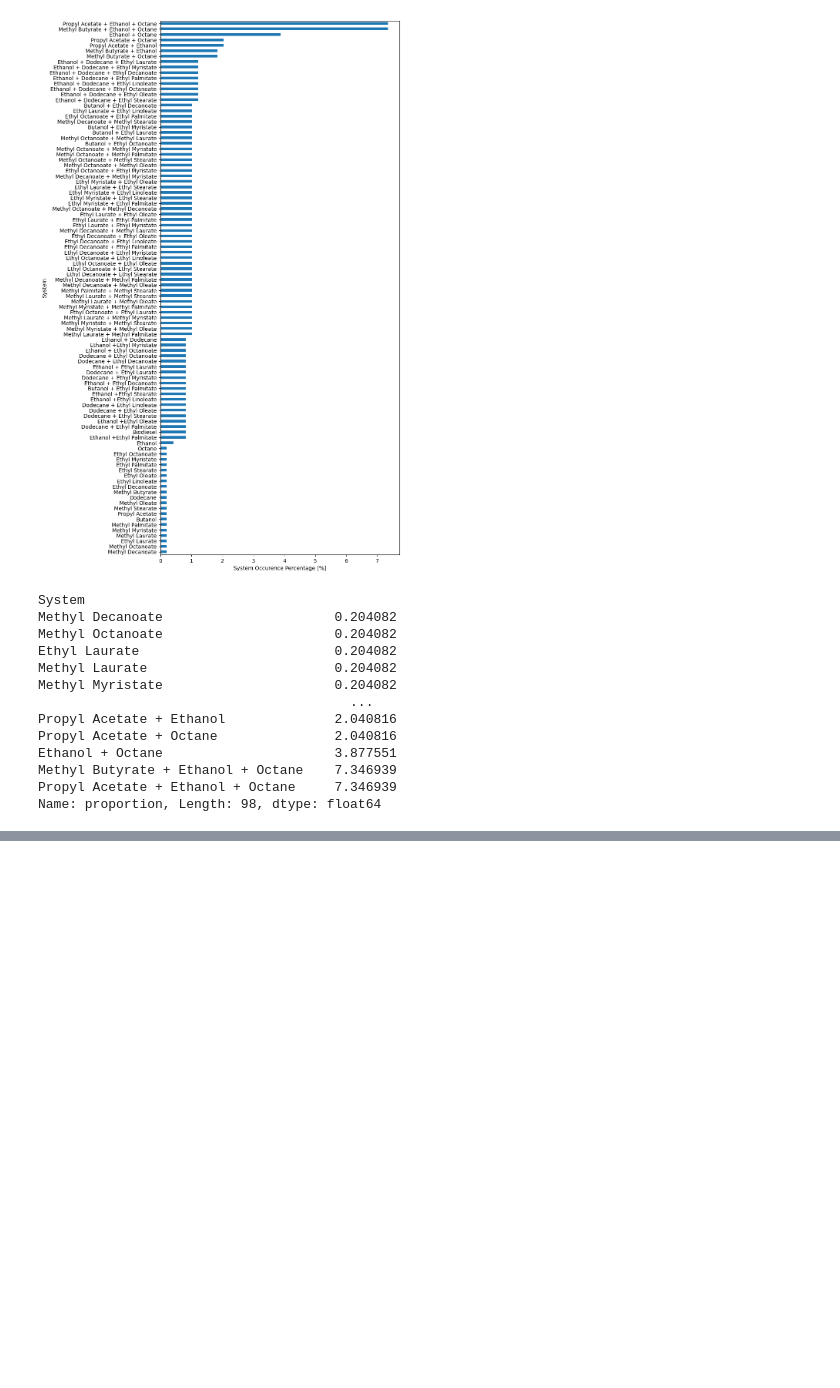
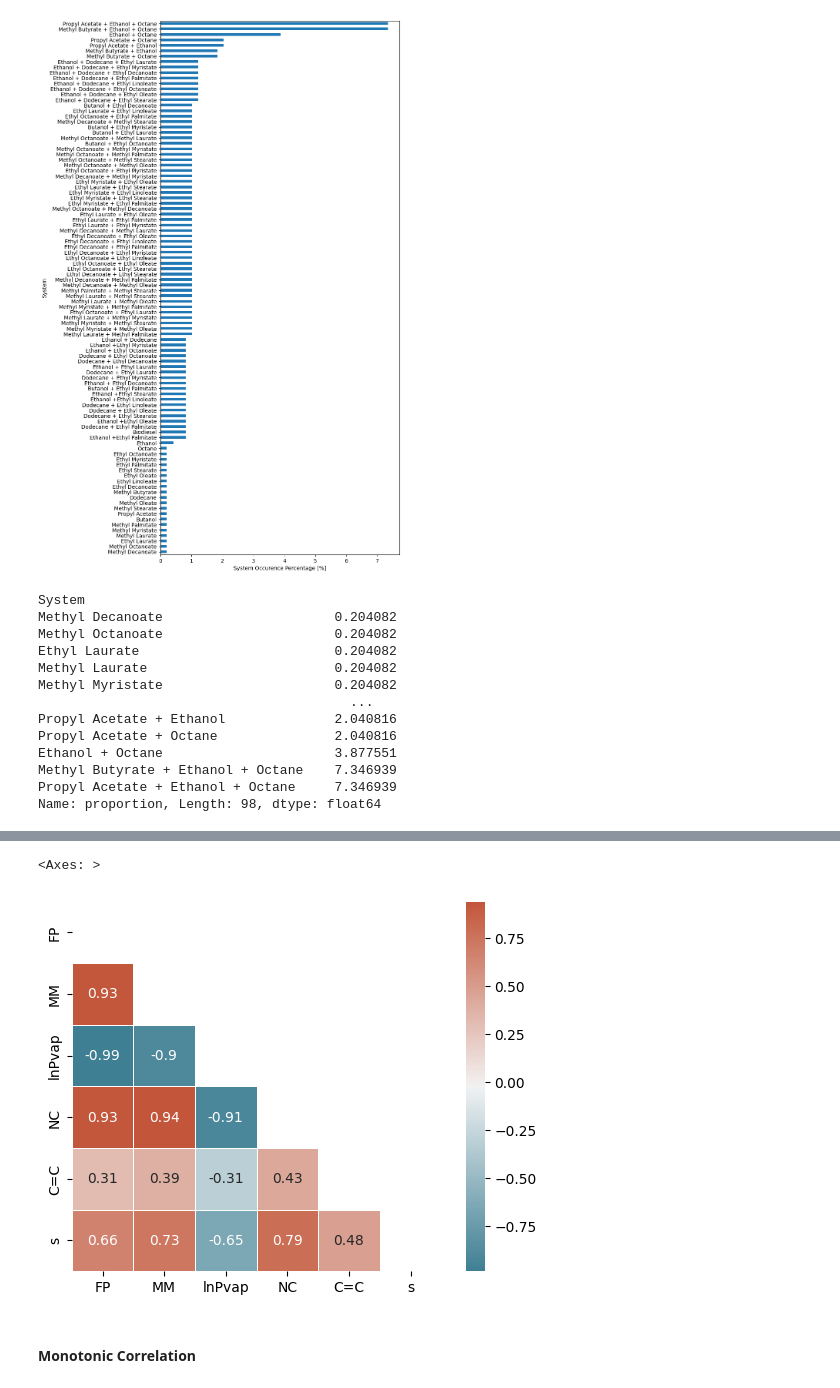
Before and after one commit to ThermoPhase-FCSRG/fp-neural-net, a Jupyter notebook: notebooks/eda_systems.ipynb, the cells around one changed output, grey strips where cells are left out. Drawn from its saved outputs; the diff is of its cells as text; code cells hidden in the pictures; blank space fills up the shorter version.

Commit message:
Add correlation analysis to EDA ipynb

```diff
--- a/notebooks/eda_systems.ipynb
+++ b/notebooks/eda_systems.ipynb
@@ -416,0 +425,4 @@ Name: proportion, Length: 98, dtype: float64
+# %%
+df_numerical_features = df_all_data_points.drop(columns=['System', 'Method']).copy()
+
+df_numerical_features
@@ -416,0 +445,4 @@ Name: proportion, Length: 98, dtype: float64
+# %%
+df_data_linear_corr = df_numerical_features.corr(method='pearson')
+
+df_data_linear_corr
@@ -416,0 +457,15 @@ Name: proportion, Length: 98, dtype: float64
+# %%
+# Use a diverging palette to help the interpretation
+cmap = sns.diverging_palette(220, 20, as_cmap=True)
+
+# Mask to drop duplicated values due to corr symmetry
+symmetry_mask = np.triu(np.ones_like(df_data_linear_corr, dtype=bool))
+
+sns.heatmap(
+    df_data_linear_corr, mask=symmetry_mask, cmap=cmap, square=True, linewidths=.5, annot=True
+)
+# %% [output]
+<Axes: >
+[figure, added]
+# %% [markdown]
+#### Monotonic Correlation
```
Also changed, not shown: parts of 20 cells of this notebook.
